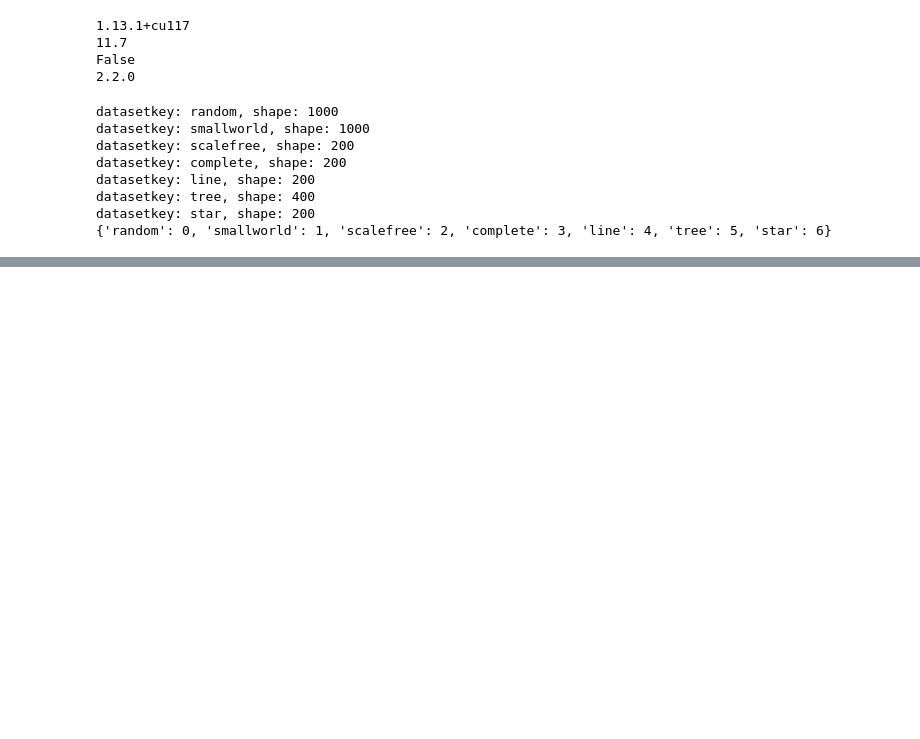
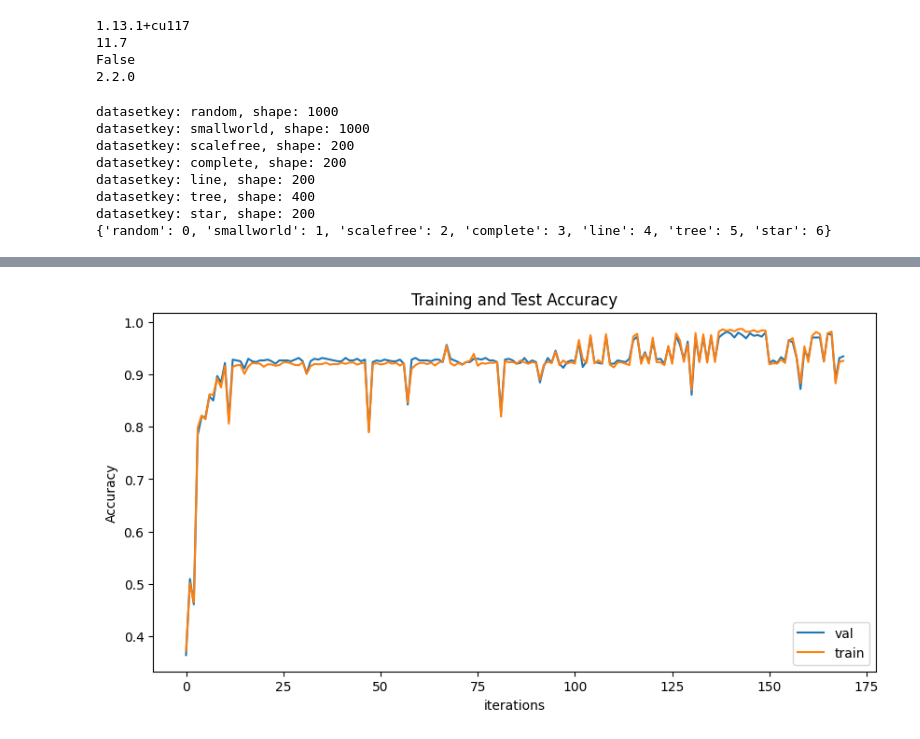
Before and after one commit to lucahost/bachelor-thesis, a Jupyter notebook: notebooks/final/30_classification.ipynb, the cells around one changed output, grey strips where cells are left out. Saved outputs shown, nothing was run; the diff lists cells and outputs as text; code cells hidden in the pictures; blank space fills up the shorter version.

```diff
--- a/notebooks/final/30_classification.ipynb
+++ b/notebooks/final/30_classification.ipynb
@@ -253,2 +259,13 @@ Epoch: 170, Train Acc: 0.9400, Test Acc: 0.9056
+# %%
+plt.figure(figsize=(10,5))
+plt.title("Training and Test Accuracy")
+plt.plot(val_losses,label="val")
+plt.plot(train_losses,label="train")
+plt.xlabel("iterations")
+plt.ylabel("Accuracy")
+plt.legend()
+plt.show()
+# %% [output]
+[figure, added]
 # %%
 print(model)
```
Also changed, not shown: parts of 8 cells of this notebook.
